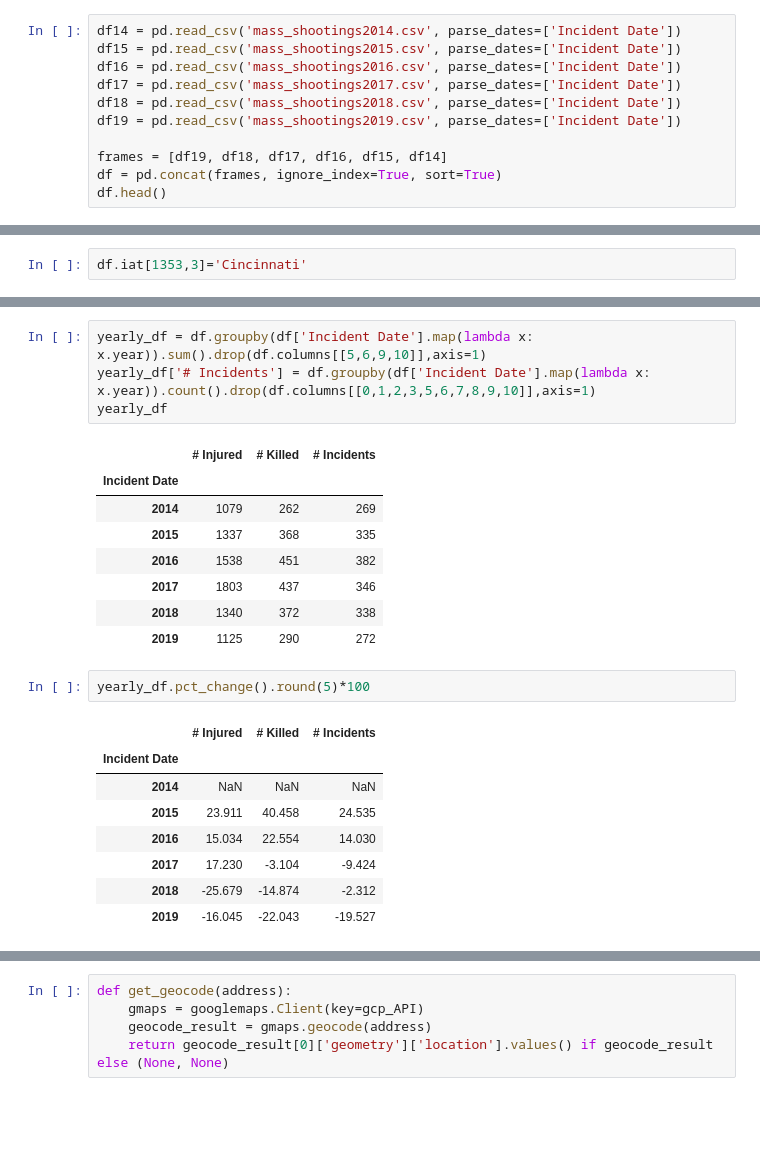
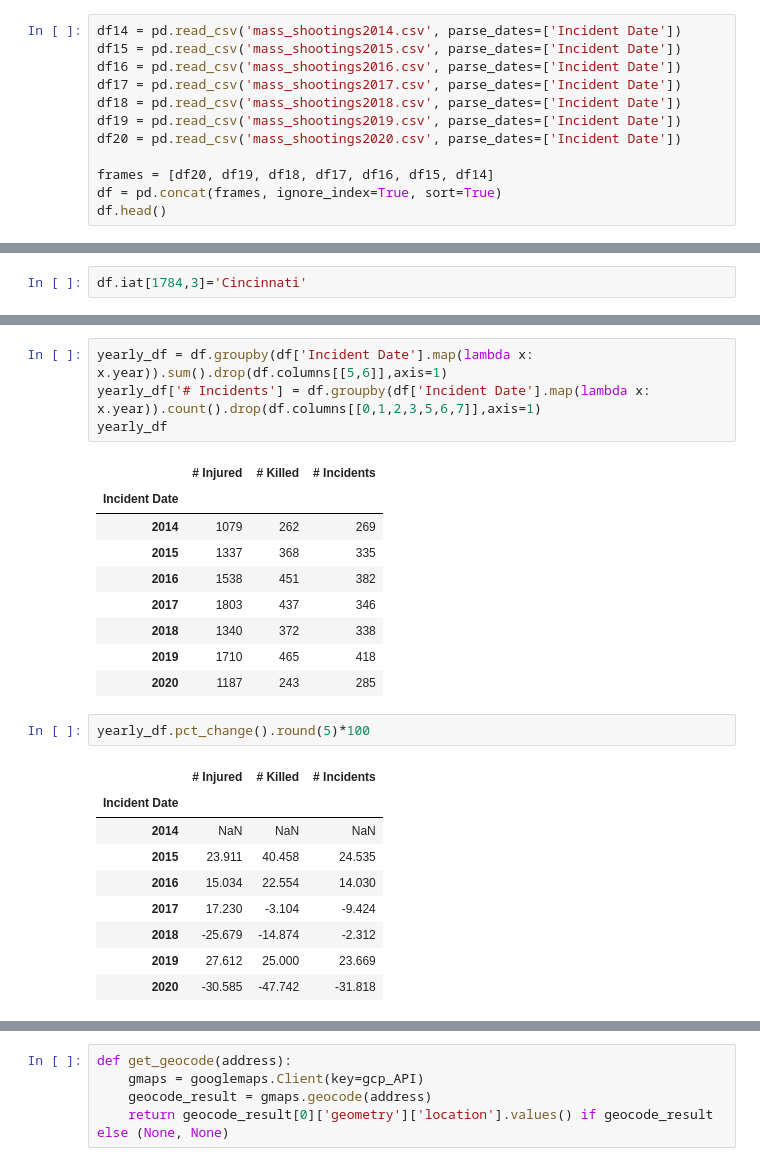
Before and after one commit to thomsu/Mass-Shootings-Time-Series, a Jupyter notebook: MassShootings.ipynb, the cells around one changed output, grey strips where cells are left out. Cells and saved outputs as stored; diff of their text form; blank space fills up the shorter version.

```diff
--- a/MassShootings.ipynb
+++ b/MassShootings.ipynb
@@ -19,8 +26,9 @@ df16 = pd.read_csv('mass_shootings2016.csv', parse_dates=['Incident Date'])
 df17 = pd.read_csv('mass_shootings2017.csv', parse_dates=['Incident Date'])
 df18 = pd.read_csv('mass_shootings2018.csv', parse_dates=['Incident Date'])
 df19 = pd.read_csv('mass_shootings2019.csv', parse_dates=['Incident Date'])
+df20 = pd.read_csv('mass_shootings2020.csv', parse_dates=['Incident Date'])
 
-frames = [df19, df18, df17, df16, df15, df14]
+frames = [df20, df19, df18, df17, df16, df15, df14]
 df = pd.concat(frames, ignore_index=True, sort=True)
 df.head()
 # %% [output]
@@ -130,5 +150,5 @@ df[df.duplicated(['Address', 'City Or County'], keep=False)]
 # %%
-df.iat[1353,3]='Cincinnati'
+df.iat[1784,3]='Cincinnati'
 # %%
 sorted(df.State.unique().tolist())
 # %% [output]
@@ -205,16 +225,17 @@ df.drop(df.columns[[0,1,2,3,5,6]], axis=1).groupby('State').count().sort_values(
 # %%
-yearly_df = df.groupby(df['Incident Date'].map(lambda x: x.year)).sum().drop(df.columns[[5,6,9,10]],axis=1)
-yearly_df['# Incidents'] = df.groupby(df['Incident Date'].map(lambda x: x.year)).count().drop(df.columns[[0,1,2,3,5,6,7,8,9,10]],axis=1)
+yearly_df = df.groupby(df['Incident Date'].map(lambda x: x.year)).sum().drop(df.columns[[5,6]],axis=1)
+yearly_df['# Incidents'] = df.groupby(df['Incident Date'].map(lambda x: x.year)).count().drop(df.columns[[0,1,2,3,5,6,7]],axis=1)
 yearly_df
 # %% [output]
 |  | # Injured | # Killed | # Incidents |
 | Incident Date |  |  |  |
 | 2014 | 1079 | 262 | 269 |
 | 2015 | 1337 | 368 | 335 |
 | 2016 | 1538 | 451 | 382 |
 | 2017 | 1803 | 437 | 346 |
 | 2018 | 1340 | 372 | 338 |
-| 2019 | 1125 | 290 | 272 |
+| 2019 | 1710 | 465 | 418 |
+| 2020 | 1187 | 243 | 285 |
 # %%
 yearly_df.pct_change().round(5)*100
 # %% [output]
@@ -225,5 +246,6 @@ yearly_df.pct_change().round(5)*100
 | 2016 | 15.034 | 22.554 | 14.030 |
 | 2017 | 17.230 | -3.104 | -9.424 |
 | 2018 | -25.679 | -14.874 | -2.312 |
-| 2019 | -16.045 | -22.043 | -19.527 |
+| 2019 | 27.612 | 25.000 | 23.669 |
+| 2020 | -30.585 | -47.742 | -31.818 |
 # %%
```
Also changed, not shown: parts of 40 cells of this notebook, 1 other file.
